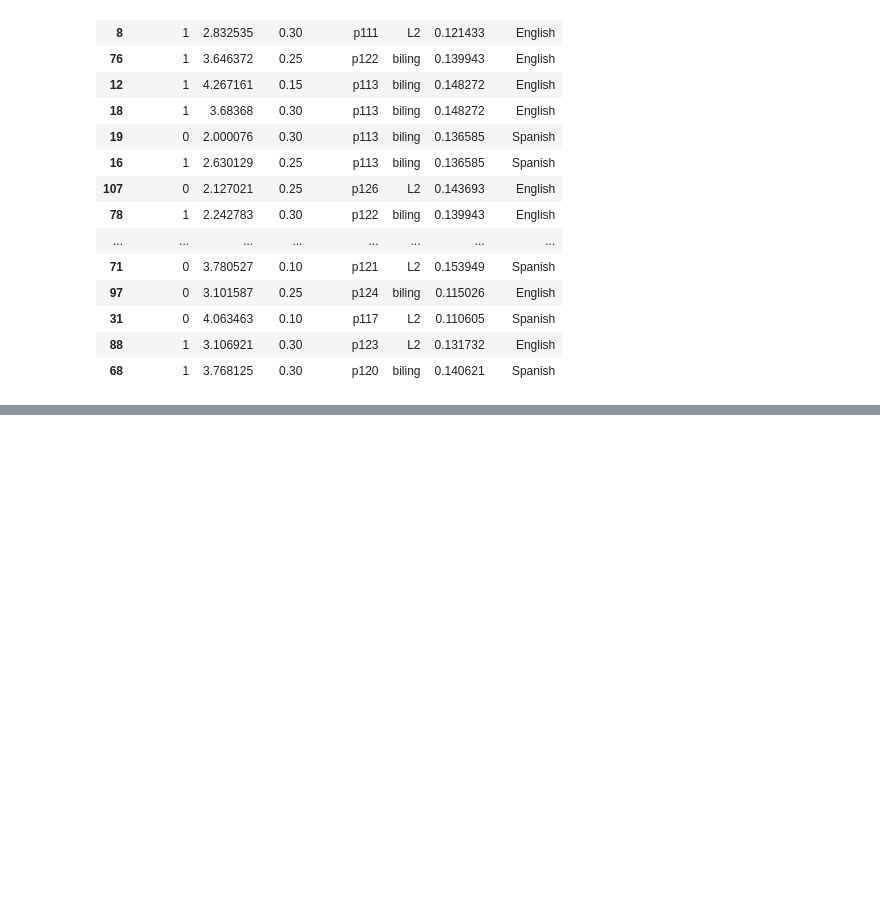
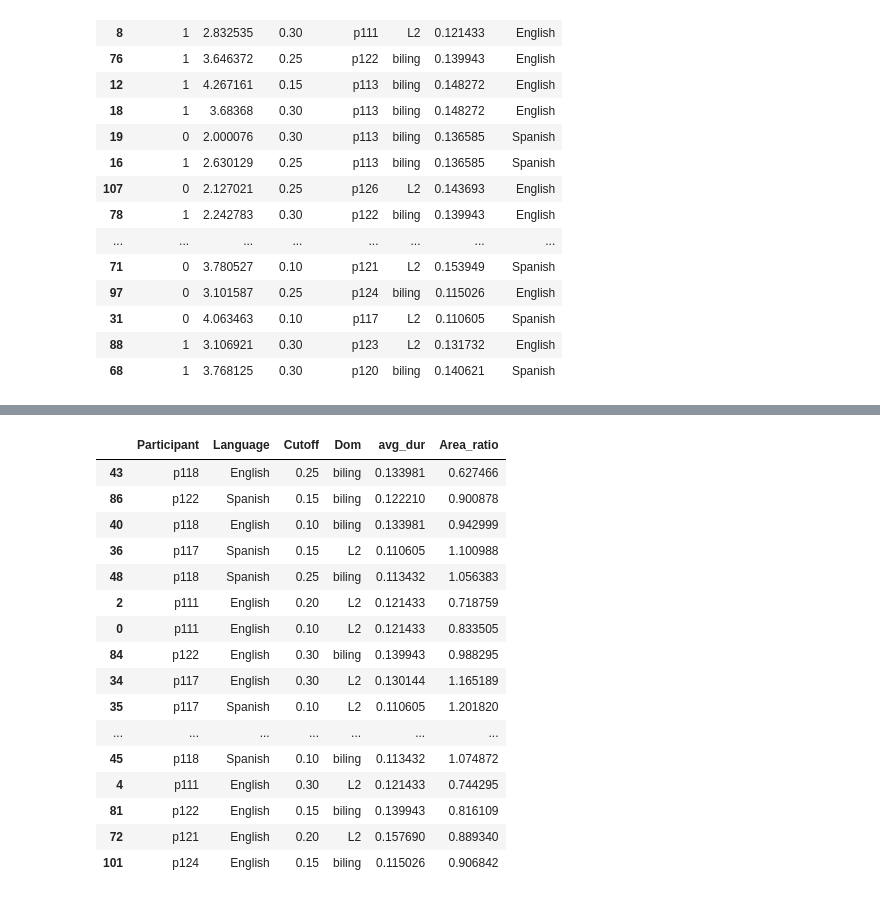
Before and after one commit to anniehelms/vsa_langdom, a Jupyter notebook: 04_vsd.ipynb, the cells around one changed output, grey strips where cells are left out. Drawn from its saved outputs; the diff is of its cells as text; code cells hidden in the pictures; blank space fills up the shorter version.

```diff
--- a/04_vsd.ipynb
+++ b/04_vsd.ipynb
@@ -345,0 +369,3 @@ cbas_vsd.to_csv("data/cbas_areas.csv", index = False)
+# %%
+cbas = pd.read_csv("data/cbas_areas.csv")
+cbas.head()
@@ -345,0 +379,4 @@ cbas_vsd.to_csv("data/cbas_areas.csv", index = False)
+# %%
+cbas_list = pd.DataFrame(cbas.groupby(["Participant", "Language","Cutoff", "Dom", "avg_dur"])["Area"].agg(list))
+cbas_list["Area_ratio"] = cbas_list["Area"].apply(lambda x: x[1]/x[0])
+cbas_list.head()
@@ -345,0 +391,3 @@ cbas_vsd.to_csv("data/cbas_areas.csv", index = False)
+# %%
+cbas_list = cbas_list.reset_index(drop = False)
+cbas_list.head()
@@ -345,0 +401,3 @@ cbas_vsd.to_csv("data/cbas_areas.csv", index = False)
+# %%
+cbas_list = cbas_list.drop(["Area"], axis = 1)
+cbas_list.head()
@@ -345,0 +411,20 @@ cbas_vsd.to_csv("data/cbas_areas.csv", index = False)
+# %%
+cbas_list.sample(60)
+# %% [output]
+|  | Participant | Language | Cutoff | Dom | avg_dur | Area_ratio |
+| 43 | p118 | English | 0.25 | biling | 0.133981 | 0.627466 |
+| 86 | p122 | Spanish | 0.15 | biling | 0.122210 | 0.900878 |
+| 40 | p118 | English | 0.10 | biling | 0.133981 | 0.942999 |
+| 36 | p117 | Spanish | 0.15 | L2 | 0.110605 | 1.100988 |
+| 48 | p118 | Spanish | 0.25 | biling | 0.113432 | 1.056383 |
+| 2 | p111 | English | 0.20 | L2 | 0.121433 | 0.718759 |
+| 0 | p111 | English | 0.10 | L2 | 0.121433 | 0.833505 |
+| 84 | p122 | English | 0.30 | biling | 0.139943 | 0.988295 |
+| 34 | p117 | English | 0.30 | L2 | 0.130144 | 1.165189 |
+| 35 | p117 | Spanish | 0.10 | L2 | 0.110605 | 1.201820 |
+| ... | ... | ... | ... | ... | ... | ... |
+| 45 | p118 | Spanish | 0.10 | biling | 0.113432 | 1.074872 |
+| 4 | p111 | English | 0.30 | L2 | 0.121433 | 0.744295 |
+| 81 | p122 | English | 0.15 | biling | 0.139943 | 0.816109 |
+| 72 | p121 | English | 0.20 | L2 | 0.157690 | 0.889340 |
+| 101 | p124 | English | 0.15 | biling | 0.115026 | 0.906842 |
```
Also changed, not shown: parts of 14 cells of this notebook, 30 other files.
